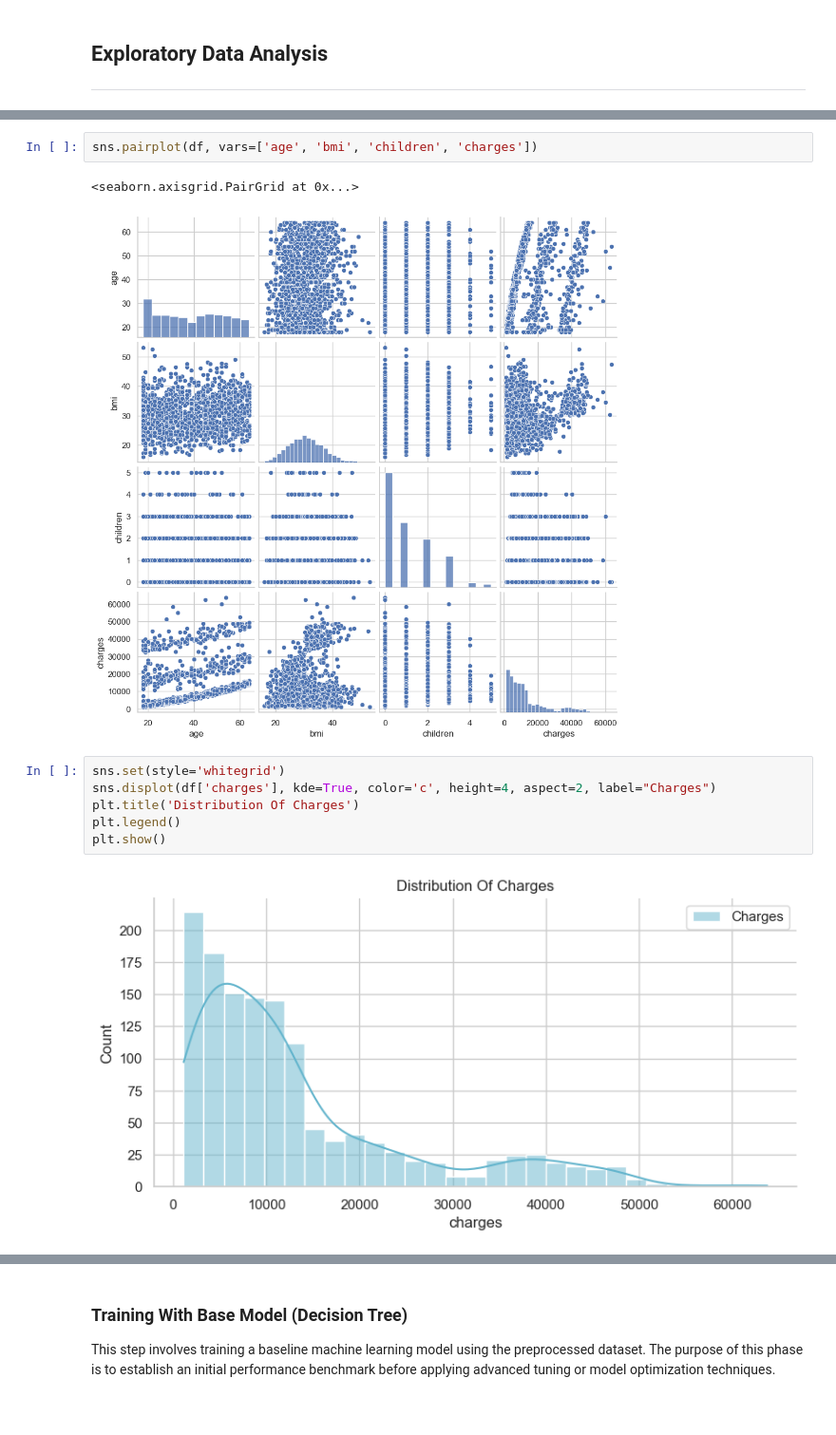
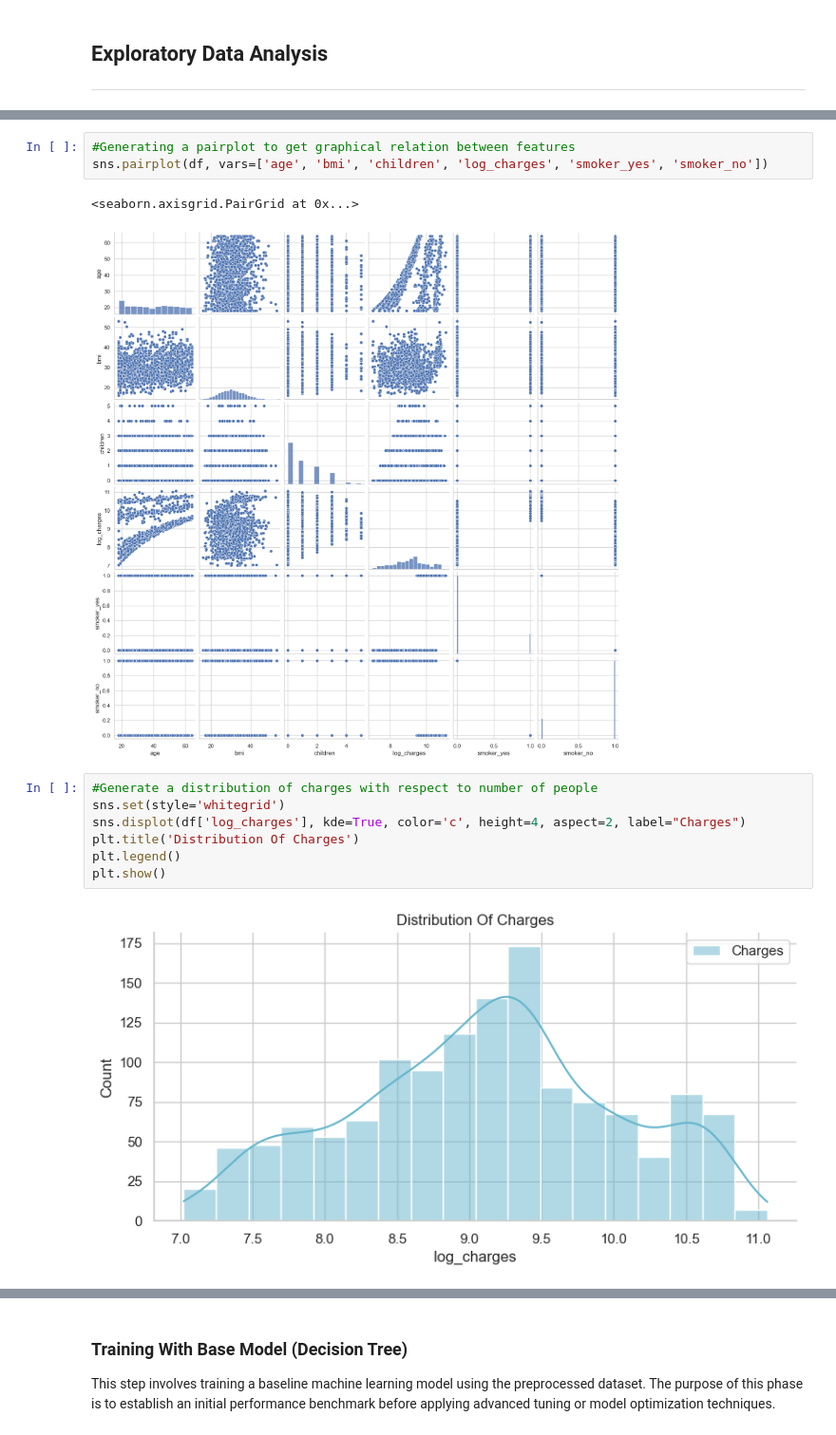
Before and after one commit to ifubaraboye/ML, a Jupyter notebook: HealthInsuranceMultiModel.ipynb, the cells around one changed output, grey strips where cells are left out. Shown at 95% size. Drawn from its saved outputs; the diff is of its cells as text.

```diff
--- a/HealthInsuranceMultiModel.ipynb
+++ b/HealthInsuranceMultiModel.ipynb
@@ -231,13 +269,15 @@ ax = sns.heatmap(df.corr(numeric_only=True), annot=True, cmap='RdBu')
 # %%
-sns.pairplot(df, vars=['age', 'bmi', 'children', 'charges'])
+#Generating a pairplot to get graphical relation between features
+sns.pairplot(df, vars=['age', 'bmi', 'children', 'log_charges', 'smoker_yes', 'smoker_no'])
 # %% [output]
 <seaborn.axisgrid.PairGrid at 0x...>
-[figure, old version]
+[figure, new version]
 # %%
+#Generate a distribution of charges with respect to number of people
 sns.set(style='whitegrid')
-sns.displot(df['charges'], kde=True, color='c', height=4, aspect=2, label="Charges")
+sns.displot(df['log_charges'], kde=True, color='c', height=4, aspect=2, label="Charges")
 plt.title('Distribution Of Charges')
 plt.legend()
 plt.show()
 # %% [output]
-[figure, old version]
+[figure, new version]
```
Also changed, not shown: parts of 51 cells of this notebook.
